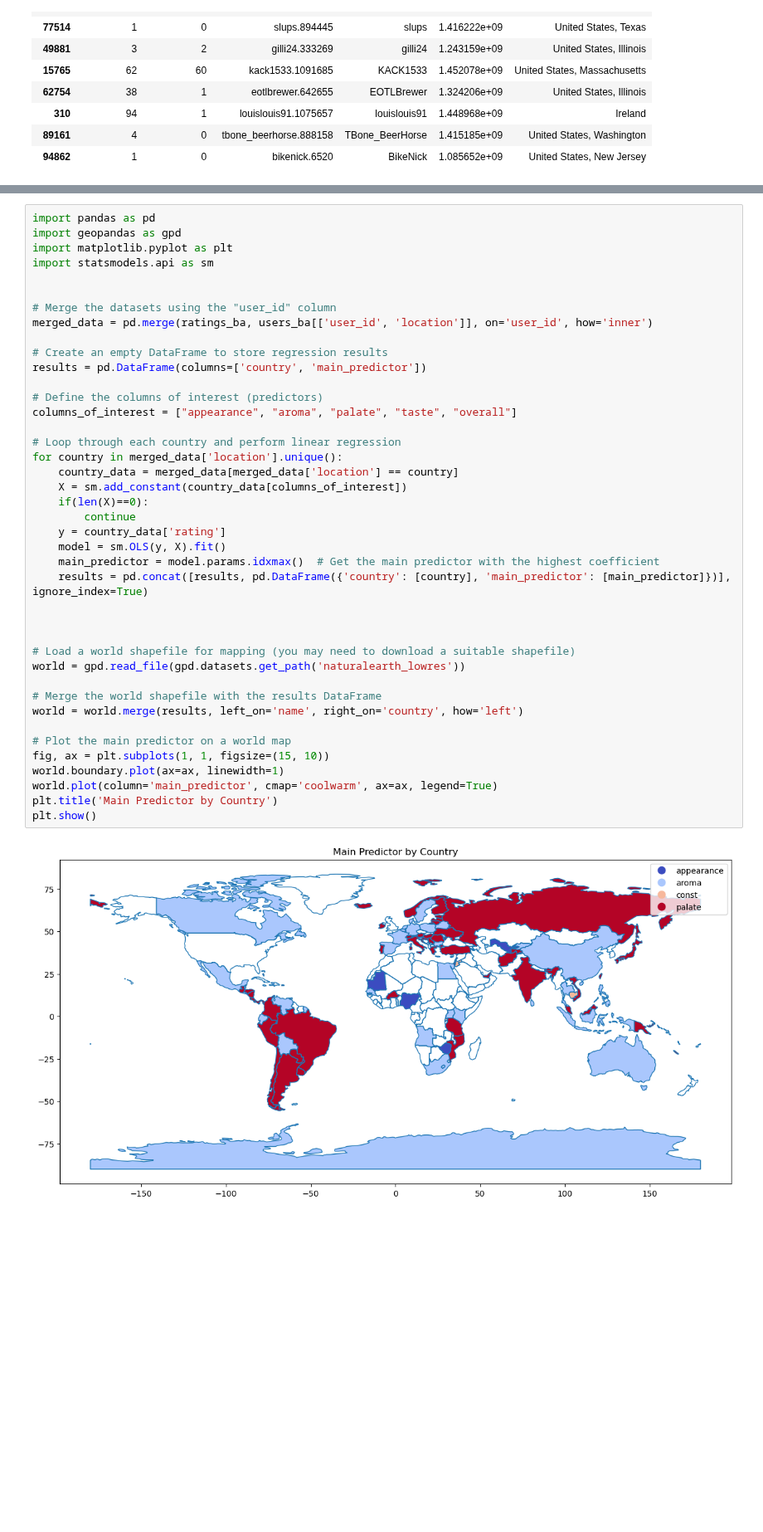
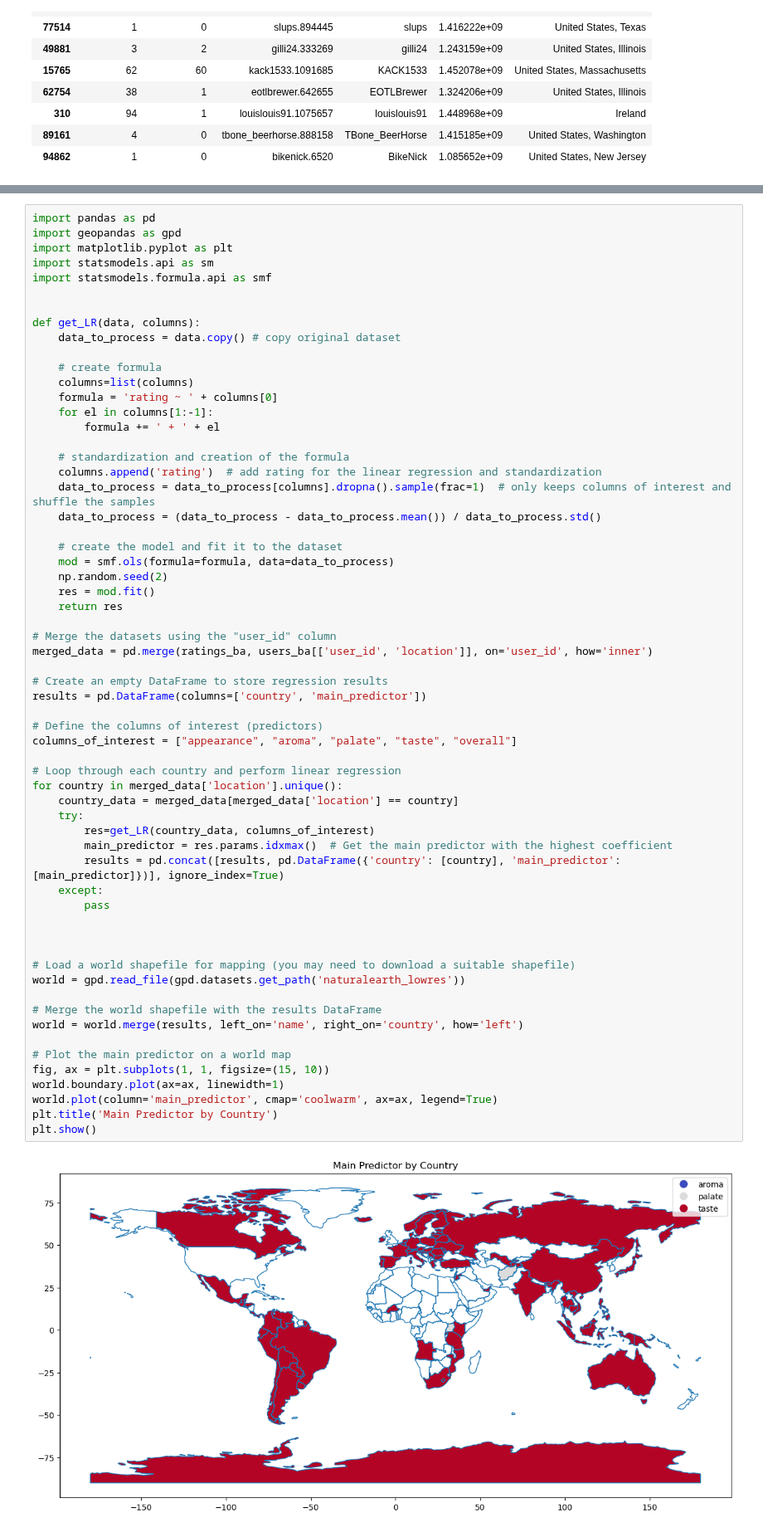
Before and after one commit to epfl-ada/ada-2023-project-dada, a Jupyter notebook: src/3.linear_regression.ipynb, the cells around one changed output, grey strips where cells are left out. Shown at 83% size. Cells and saved outputs as stored; diff of their text form; blank space fills up the shorter version.

```diff
--- a/src/3.linear_regression.ipynb
+++ b/src/3.linear_regression.ipynb
@@ -64,41 +52,61 @@ import pandas as pd
 import geopandas as gpd
 import matplotlib.pyplot as plt
 import statsmodels.api as sm
+import statsmodels.formula.api as smf
 
+
+def get_LR(data, columns):
+    data_to_process = data.copy() # copy original dataset
+
+    # create formula
+    columns=list(columns)
+    formula = 'rating ~ ' + columns[0]
+    for el in columns[1:-1]:
+        formula += ' + ' + el
+
+    # standardization and creation of the formula
+    columns.append('rating')  # add rating for the linear regression and standardization
+    data_to_process = data_to_process[columns].dropna().sample(frac=1)  # only keeps columns of interest and shuffle the samples
+    data_to_process = (data_to_process - data_to_process.mean()) / data_to_process.std()
+
+    # create the model and fit it to the dataset
+    mod = smf.ols(formula=formula, data=data_to_process)
+    np.random.seed(2)
+    res = mod.fit()
+    return res
 
 # Merge the datasets using the "user_id" column
 merged_data = pd.merge(ratings_ba, users_ba[['user_id', 'location']], on='user_id', how='inner')
 
 # Create an empty DataFrame to store regression results
 results = pd.DataFrame(columns=['country', 'main_predictor'])
 
 # Define the columns of interest (predictors)
 columns_of_interest = ["appearance", "aroma", "palate", "taste", "overall"]
 
 # Loop through each country and perform linear regression
 for country in merged_data['location'].unique():
     country_data = merged_data[merged_data['location'] == country]
-    X = sm.add_constant(country_data[columns_of_interest])
-    if(len(X)==0):
-        continue
-    y = country_data['rating']
-    model = sm.OLS(y, X).fit()
-    main_predictor = model.params.idxmax()  # Get the main predictor with the highest coefficient
-    results = pd.concat([results, pd.DataFrame({'country': [country], 'main_predictor': [main_predictor]})], ignore_index=True)
+    try:
+        res=get_LR(country_data, columns_of_interest)
+        main_predictor = res.params.idxmax()  # Get the main predictor with the highest coefficient
+        results = pd.concat([results, pd.DataFrame({'country': [country], 'main_predictor': [main_predictor]})], ignore_index=True)
+    except:
+        pass
 
 
 
 # Load a world shapefile for mapping (you may need to download a suitable shapefile)
 world = gpd.read_file(gpd.datasets.get_path('naturalearth_lowres'))
 
 # Merge the world shapefile with the results DataFrame
 world = world.merge(results, left_on='name', right_on='country', how='left')
 
 # Plot the main predictor on a world map
 fig, ax = plt.subplots(1, 1, figsize=(15, 10))
 world.boundary.plot(ax=ax, linewidth=1)
 world.plot(column='main_predictor', cmap='coolwarm', ax=ax, legend=True)
 plt.title('Main Predictor by Country')
 plt.show()
 # %% [output]
-[figure, old version]
+[figure, new version]
```
Also changed, not shown: parts of 2 cells of this notebook.
